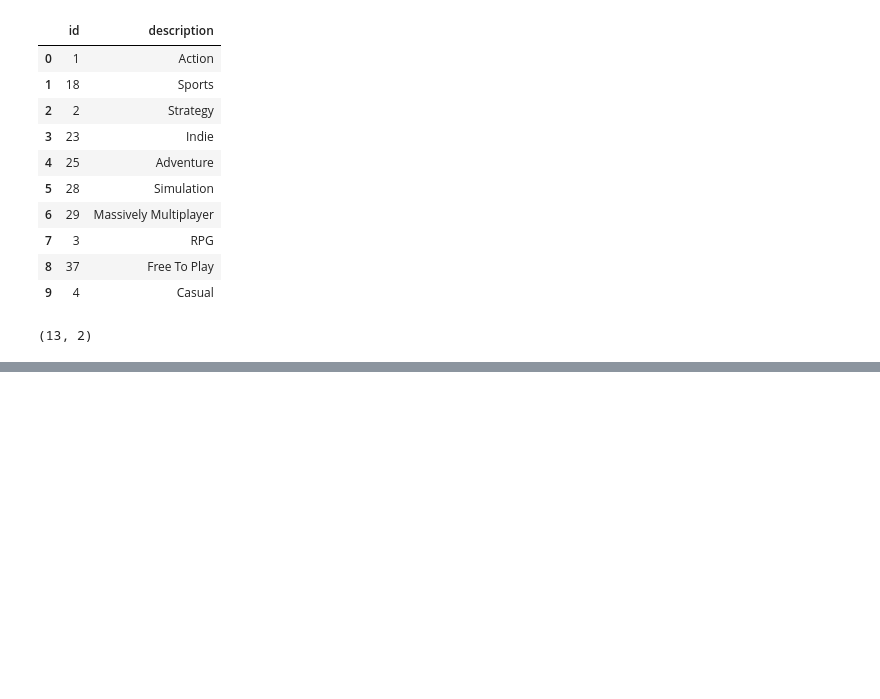
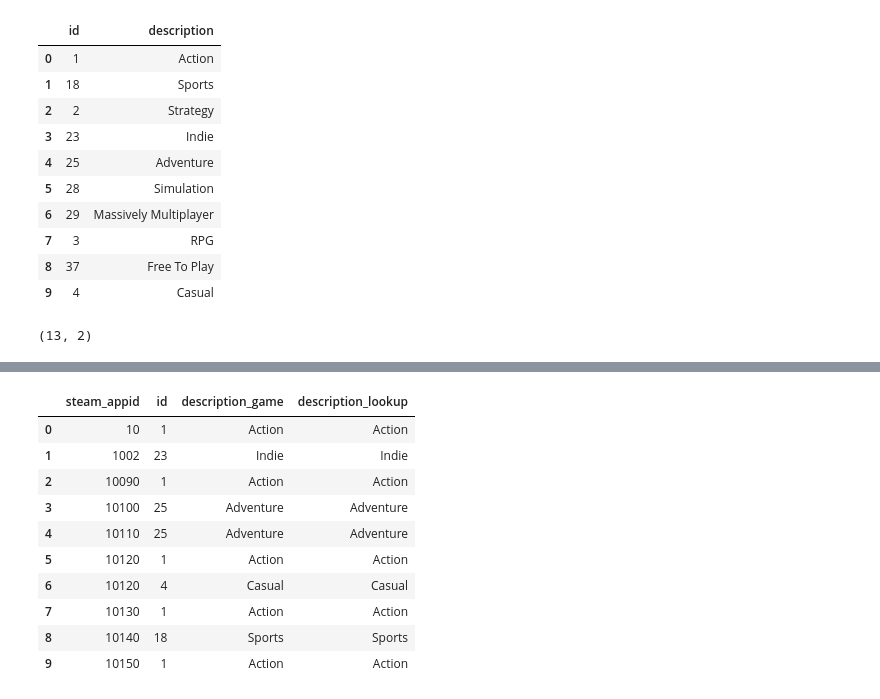
Before and after one commit to ignatrovino12/steam-statistics, a Jupyter notebook: src/transformation/3_transform_app_details.ipynb, the cells around one changed output, grey strips where cells are left out. Saved outputs shown, nothing was run; the diff lists cells and outputs as text; code cells hidden in the pictures; blank space fills up the shorter version.

```diff
--- a/src/transformation/3_transform_app_details.ipynb
+++ b/src/transformation/3_transform_app_details.ipynb
@@ -798,3 +803,26 @@ dtype: object
 | 7 | 3 | RPG |
 | 8 | 37 | Free To Play |
 | 9 | 4 | Casual |
+# %%
+genres_df["id"] = pd.to_numeric(genres_df["id"])
+
+game_genres = genres_df.merge(
+    genre_lookup,
+    on="id",
+    how="left",
+    suffixes=("_game", "_lookup")
+)
+
+display(game_genres.head(10))
+# %% [output]
+|  | steam_appid | id | description_game | description_lookup |
+| 0 | 10 | 1 | Action | Action |
+| 1 | 1002 | 23 | Indie | Indie |
+| 2 | 10090 | 1 | Action | Action |
+| 3 | 10100 | 25 | Adventure | Adventure |
+| 4 | 10110 | 25 | Adventure | Adventure |
+| 5 | 10120 | 1 | Action | Action |
+| 6 | 10120 | 4 | Casual | Casual |
+| 7 | 10130 | 1 | Action | Action |
+| 8 | 10140 | 18 | Sports | Sports |
+| 9 | 10150 | 1 | Action | Action |
```
Also changed, not shown: parts of 30 cells of this notebook.
